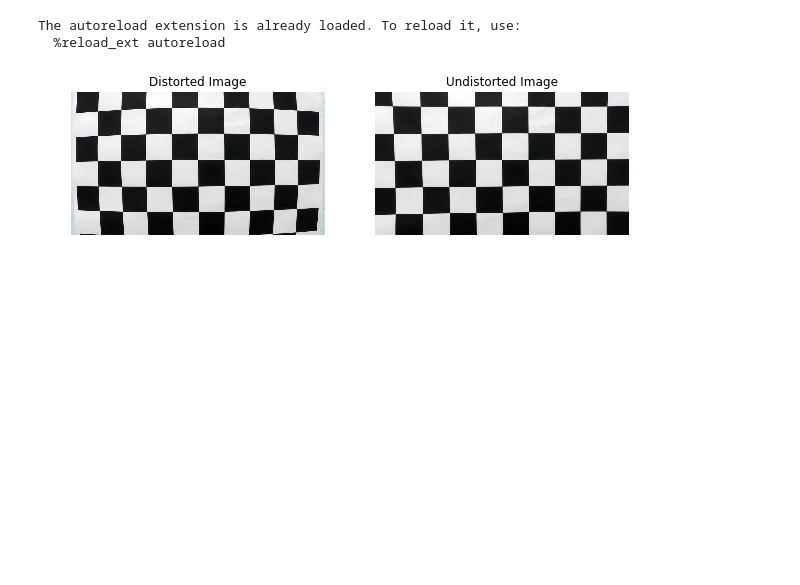
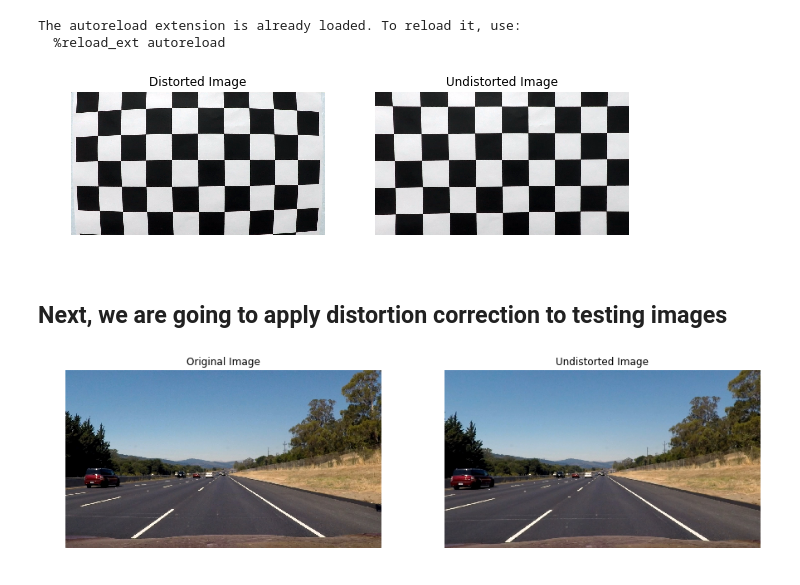
Before and after one commit to Wellingking/CarND-Advanced-Lane-Lines, a Jupyter notebook: advanced_lane_lines.ipynb, the cells around one changed output. Cells and saved outputs as stored; diff of their text form; code cells hidden in the pictures; blank space fills up the shorter version.

```diff
--- a/advanced_lane_lines.ipynb
+++ b/advanced_lane_lines.ipynb
@@ -120,0 +120,21 @@ for image_file in calibration_images:
+# %% [markdown]
+## Next, we are going to apply distortion correction to testing images
+# %%
+sample_image = './test_images/straight_lines2.jpg'
+sample_image = cv2.imread(sample_image)
+straight = advanced_lane_lines.cal_undistort(sample_image)
+
+plt.figure(figsize=(15, 9))
+
+plt.subplot(1, 2, 1)
+plt.imshow(cv2.cvtColor(sample_image, cv2.COLOR_BGR2RGB))
+plt.title('Original Image')
+plt.axis('off')
+plt.subplot(1, 2, 2)
+plt.imshow(cv2.cvtColor(straight, cv2.COLOR_BGR2RGB))
+plt.title('Undistorted Image')
+plt.axis('off')
+
+plt.show()
+# %% [output]
+[figure, added]
```
Also changed, not shown: parts of 22 cells of this notebook, 18 other files.
